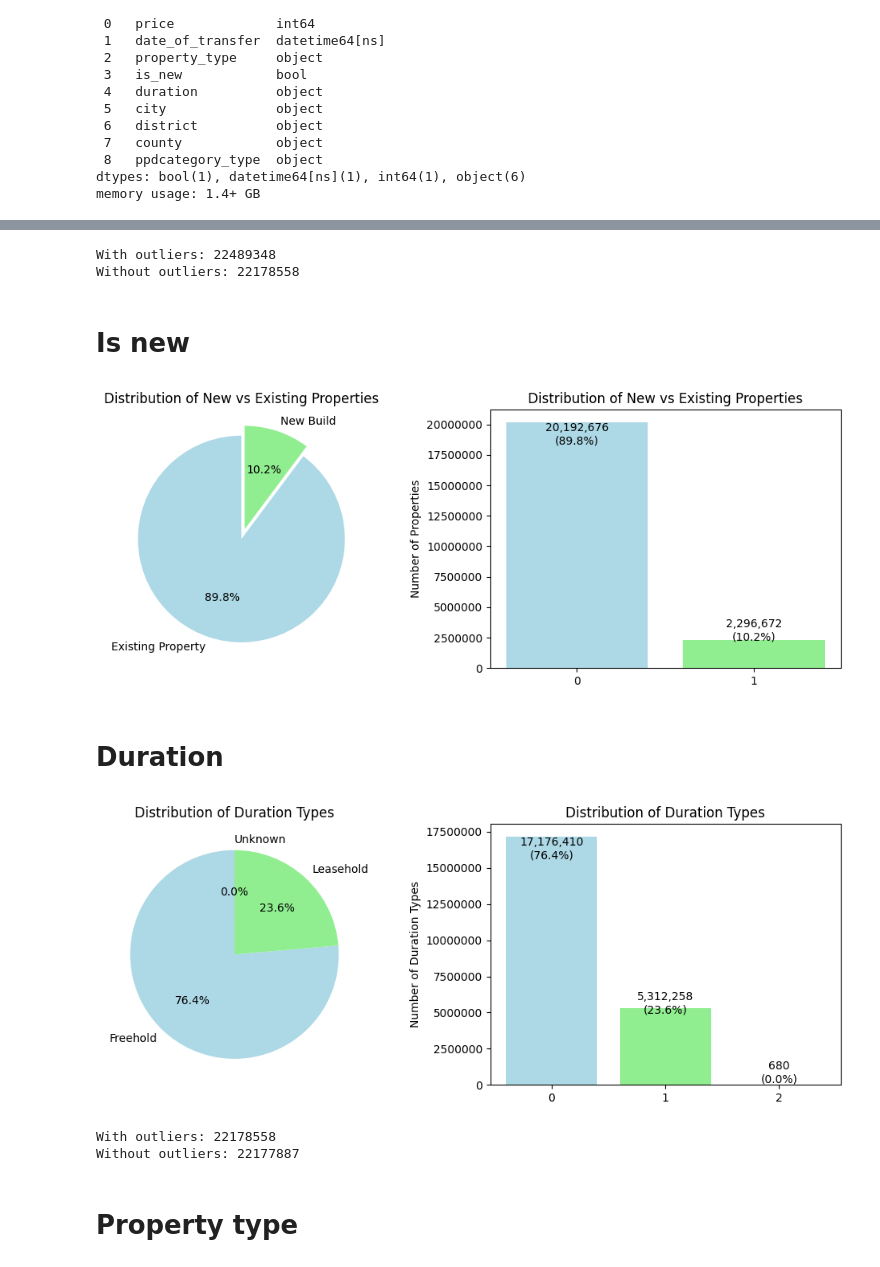
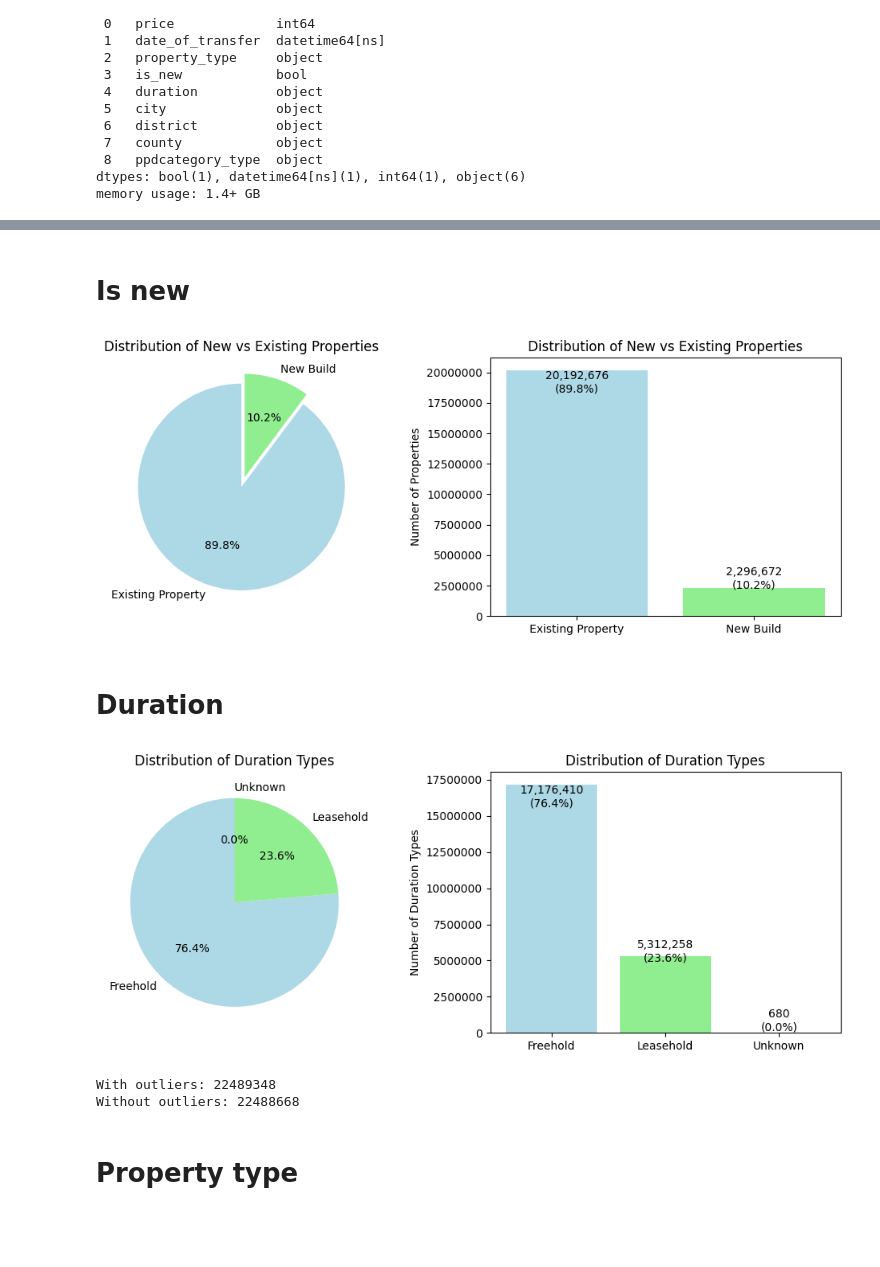
Before and after one commit to MatejBursik/TenOne_cloud_ai, a Jupyter notebook: UK_housing/outliers.ipynb, the cells around one changed output, grey strips where cells are left out. Drawn from its saved outputs; the diff is of its cells as text; code cells hidden in the pictures; blank space fills up the shorter version.

```diff
--- a/UK_housing/outliers.ipynb
+++ b/UK_housing/outliers.ipynb
@@ -123,47 +38,36 @@ plt.show()
-# %%
-outliers_df = df[df['price'] <= 750000]
-outliers_df = outliers_df[outliers_df['price'] >= 75]
-
-print('With outliers:', len(df))
-print('Without outliers:', len(outliers_df))
-# %% [output]
-With outliers: 22489348
-Without outliers: 22178558
 # %% [markdown]
 # Is new
 # %%
 # Distribution of 'is_new'
 plt.figure(figsize=(10, 4))
 
 # Pie chart
 plt.subplot(1, 2, 1)
 is_new_counts = df['is_new'].value_counts()
 plt.pie(is_new_counts,
        labels=['Existing Property', 'New Build'] if is_new_counts.index.tolist() == [0, 1] else ['New Build', 'Existing Property'],
        colors=['lightblue', 'lightgreen'],
        autopct='%1.1f%%',
        startangle=90,
        explode=(0, 0.1))
 plt.title('Distribution of New vs Existing Properties')
 
 # Bar Chart
 plt.subplot(1, 2, 2)
 labels = ['Existing Property', 'New Build'] if is_new_counts.index.tolist() == [0, 1] else ['New Build', 'Existing Property']
 plt.bar(labels, is_new_counts.values, color=['lightblue', 'lightgreen'])
 plt.title('Distribution of New vs Existing Properties')
 plt.ylabel('Number of Properties')
-plt.gca().xaxis.set_major_formatter(mticker.ScalarFormatter())
-plt.gca().ticklabel_format(useOffset=False, style='plain', axis='x')
 plt.gca().ticklabel_format(useOffset=False, style='plain', axis='y')
 
 # Add value labels on top of bars
 for i, v in enumerate(is_new_counts.values):
    plt.text(i, v*0.9, f'{v:,}\n({v/sum(is_new_counts.values)*100:.1f}%)', ha='center', va='bottom')
 
 plt.tight_layout()
 plt.show()
 # %% [output]
-[figure, old version]
+[figure, new version]
 # %% [markdown]
 # Duration
 # %%
@@ -191,8 +95,6 @@ labels = [labels_duration[x] for x in duration_counts.index]
 plt.bar(labels, duration_counts.values, color=['lightblue', 'lightgreen', 'red'])
 plt.title('Distribution of Duration Types')
 plt.ylabel('Number of Duration Types')
-plt.gca().xaxis.set_major_formatter(mticker.ScalarFormatter())
-plt.gca().ticklabel_format(useOffset=False, style='plain', axis='x')
 plt.gca().ticklabel_format(useOffset=False, style='plain', axis='y')
 
 # Add value labels on top of bars
@@ -202,16 +104,16 @@ for i, v in enumerate(duration_counts.values):
 plt.tight_layout()
 plt.show()
 # %% [output]
-[figure, old version]
+[figure, new version]
 # %%
-print('With outliers:', len(outliers_df))
+print('With outliers:', len(df))
 
-outliers_df = outliers_df[~(outliers_df['duration'] == 'U')]
+outliers_df = df[~(df['duration'] == 'U')]
 
 print('Without outliers:', len(outliers_df))
 # %% [output]
-With outliers: 22178558
-Without outliers: 22177887
+With outliers: 22489348
+Without outliers: 22488668
 # %% [markdown]
 # Property type
 # %%
```
Also changed, not shown: parts of 7 cells of this notebook, 9 other files.
